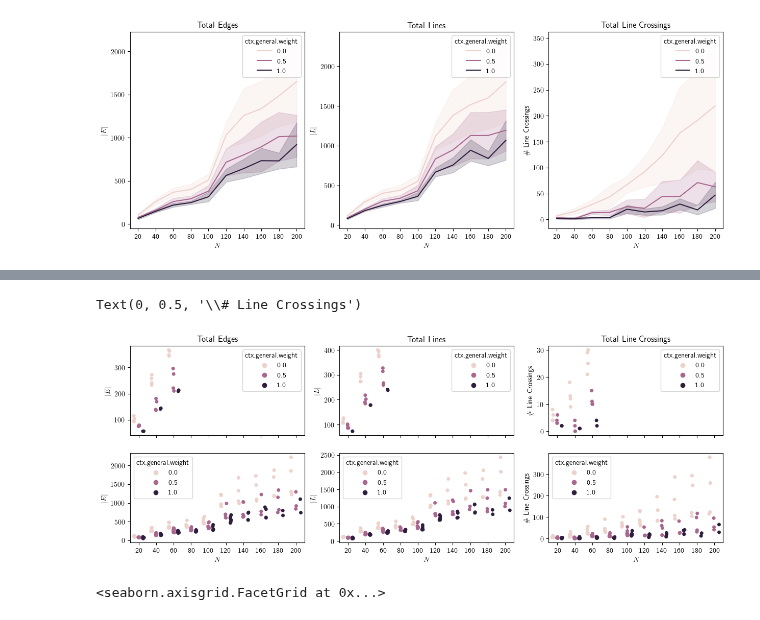
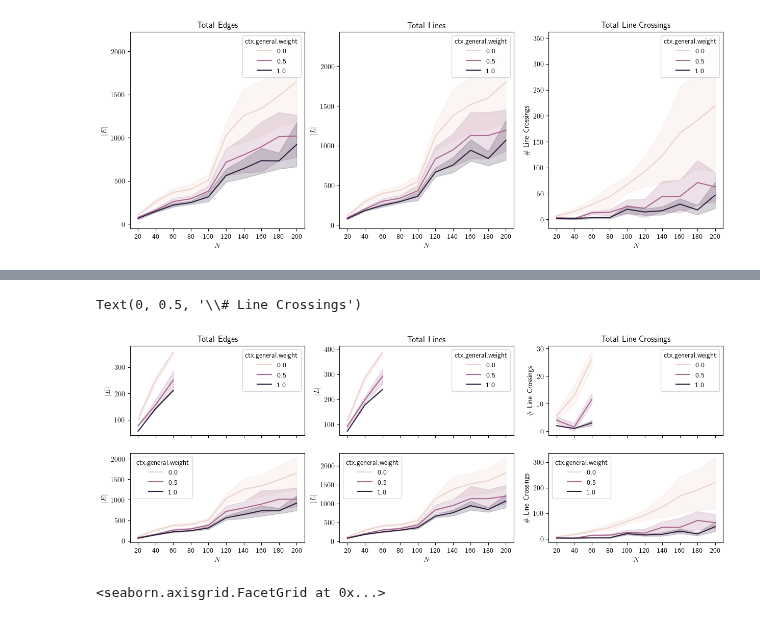
Before and after one commit to npiccolotto/undrground-tubes, a Jupyter notebook: designspace-result/merge.ipynb, the cells around one changed output, grey strips where cells are left out. Saved outputs shown, nothing was run; the diff lists cells and outputs as text; code cells hidden in the pictures.

```diff
--- a/designspace-result/merge.ipynb
+++ b/designspace-result/merge.ipynb
@@ -100,7 +100,7 @@ df = pd.DataFrame(data=calls)
 df["success"] = df.success.astype("bool")
 df['dataset'] = df['ctx.general.dataset'].astype(str).map(lambda s:s[ s.index('_') + 1 : s.index('_') + 1 + s[s.index('_') + 1:].index('_')])
 df['duration_s'] = df['duration_ms'].astype(float).map(lambda d: d / 1000)
-df['duration_m'] = df['duration_s'].astype(float).map(lambda d: d / 60)
+df['duration_m'] = df['duration_ms'].astype(float).map(lambda d: d / 60_000)
 
 df[['M1 [EA, k=5]', 'M2 [EA, k=5]']] = df['EA: (M1, M2) [k=10%]'].apply(pd.Series)
 df[['M1 [SR, k=5]', 'M2 [SR, k=5]']] = df['SR: (M1, M2) [k=10%]'].apply(pd.Series)
@@ -255,44 +261,44 @@ Text(0, 0.5, '\\# Line Crossings')
 # %%
 fig, axes = plt.subplots(2, 3, sharex=True, figsize=(15,5))
 
-good_runs = df[(df["success"] == True)]
+good_runs = df[(df["success"] == True)].sort_values('dataset')
 
 axes[0,0].set_title('Total Edges')
 axes[0,1].set_title('Total Lines')
 axes[0,2].set_title('Total Line Crossings')
 
-sns.stripplot(data=good_runs[good_runs['is_opt']==True], x="dataset", y="metrics[0].total_edges", hue="ctx.general.weight", dodge=True, order=dataset_order, ax=axes[0,0])
-sns.stripplot(data=good_runs[good_runs['is_opt']==True], x="dataset", y="metrics[0].total_lines", hue="ctx.general.weight", dodge=True, order=dataset_order, ax=axes[0,1])
-sns.stripplot(data=good_runs[good_runs['is_opt']==True], x="dataset", y="metrics[0].total_line_crossings", hue="ctx.general.weight", dodge=True, order=dataset_order, ax=axes[0,2])
+sns.lineplot(data=good_runs[good_runs['is_opt']==True], x="dataset", y="metrics[0].total_edges", hue="ctx.general.weight", ax=axes[0,0])
+sns.lineplot(data=good_runs[good_runs['is_opt']==True], x="dataset", y="metrics[0].total_lines", hue="ctx.general.weight", ax=axes[0,1])
+sns.lineplot(data=good_runs[good_runs['is_opt']==True], x="dataset", y="metrics[0].total_line_crossings", hue="ctx.general.weight", ax=axes[0,2])
 
-sns.stripplot(data=good_runs[good_runs['is_opt']==False], x="dataset", y="metrics[0].total_edges", hue="ctx.general.weight", dodge=True, order=dataset_order, ax=axes[1,0])
-sns.stripplot(data=good_runs[good_runs['is_opt']==False], x="dataset", y="metrics[0].total_lines", hue="ctx.general.weight", dodge=True, order=dataset_order, ax=axes[1,1])
-sns.stripplot(data=good_runs[good_runs['is_opt']==False], x="dataset", y="metrics[0].total_line_crossings", hue="ctx.general.weight", dodge=True, order=dataset_order, ax=axes[1,2])
+sns.lineplot(data=good_runs[good_runs['is_opt']==False], x="dataset", y="metrics[0].total_edges", hue="ctx.general.weight", ax=axes[1,0])
+sns.lineplot(data=good_runs[good_runs['is_opt']==False], x="dataset", y="metrics[0].total_lines", hue="ctx.general.weight", ax=axes[1,1])
+sns.lineplot(data=good_runs[good_runs['is_opt']==False], x="dataset", y="metrics[0].total_line_crossings", hue="ctx.general.weight", ax=axes[1,2])
 
 labels = range(20,201, 20)
 
 axes[0,0].set_xticklabels(labels)
 axes[0,1].set_xticklabels(labels)
 axes[0,2].set_xticklabels(labels)
 axes[0,0].set_xlabel("$N$")
 axes[0,1].set_xlabel("$N$")
 axes[0,2].set_xlabel("$N$")
 axes[0,0].set_ylabel("$|E|$")
 axes[0,1].set_ylabel("$|L|$")
 axes[0,2].set_ylabel("\# Line Crossings")
 
 axes[1,0].set_xticklabels(labels)
 axes[1,1].set_xticklabels(labels)
 axes[1,2].set_xticklabels(labels)
 axes[1,0].set_xlabel("$N$")
 axes[1,1].set_xlabel("$N$")
 axes[1,2].set_xlabel("$N$")
 axes[1,0].set_ylabel("$|E|$")
 axes[1,1].set_ylabel("$|L|$")
 axes[1,2].set_ylabel("\# Line Crossings")
 # %% [output]
 Text(0, 0.5, '\\# Line Crossings')
-[figure, old version]
+[figure, new version]
 # %%
 
 good_runs = df[(df["success"] == True)]
```
Also changed, not shown: parts of 2 cells of this notebook.
